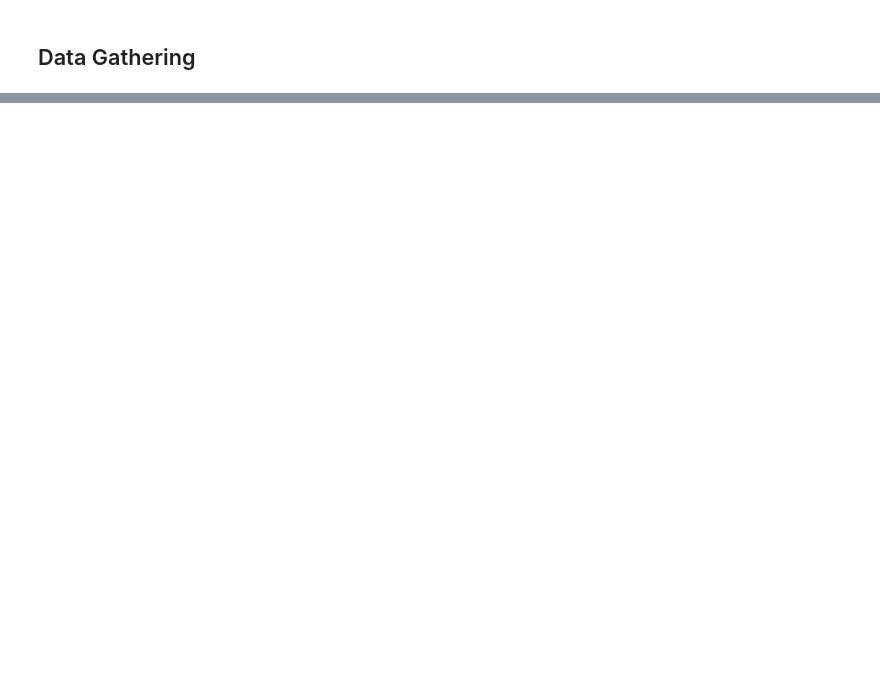
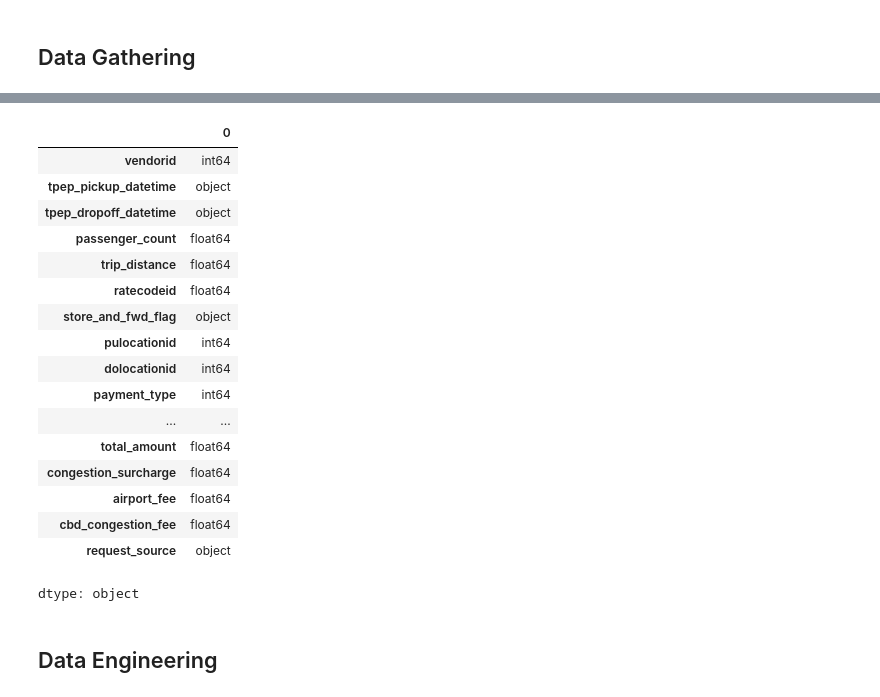
Before and after one commit to drod75/nyc_taxi_analysis, a Jupyter notebook: notebooks/data_collection.ipynb, the cells around one changed output, grey strips where cells are left out. Drawn from its saved outputs; the diff is of its cells as text; code cells hidden in the pictures; blank space fills up the shorter version.

```diff
--- a/notebooks/data_collection.ipynb
+++ b/notebooks/data_collection.ipynb
@@ -73,0 +124,23 @@ print("All Done!!!")
+# %%
+taxi_df.dtypes
+# %% [output]
+|  | 0 |
+| vendorid | int64 |
+| tpep_pickup_datetime | object |
+| tpep_dropoff_datetime | object |
+| passenger_count | float64 |
+| trip_distance | float64 |
+| ratecodeid | float64 |
+| store_and_fwd_flag | object |
+| pulocationid | int64 |
+| dolocationid | int64 |
+| payment_type | int64 |
+| ... | ... |
+| total_amount | float64 |
+| congestion_surcharge | float64 |
+| airport_fee | float64 |
+| cbd_congestion_fee | float64 |
+| request_source | object |
+dtype: object
+# %% [markdown]
+## Data Engineering
```
Also changed, not shown: parts of 24 cells of this notebook.
